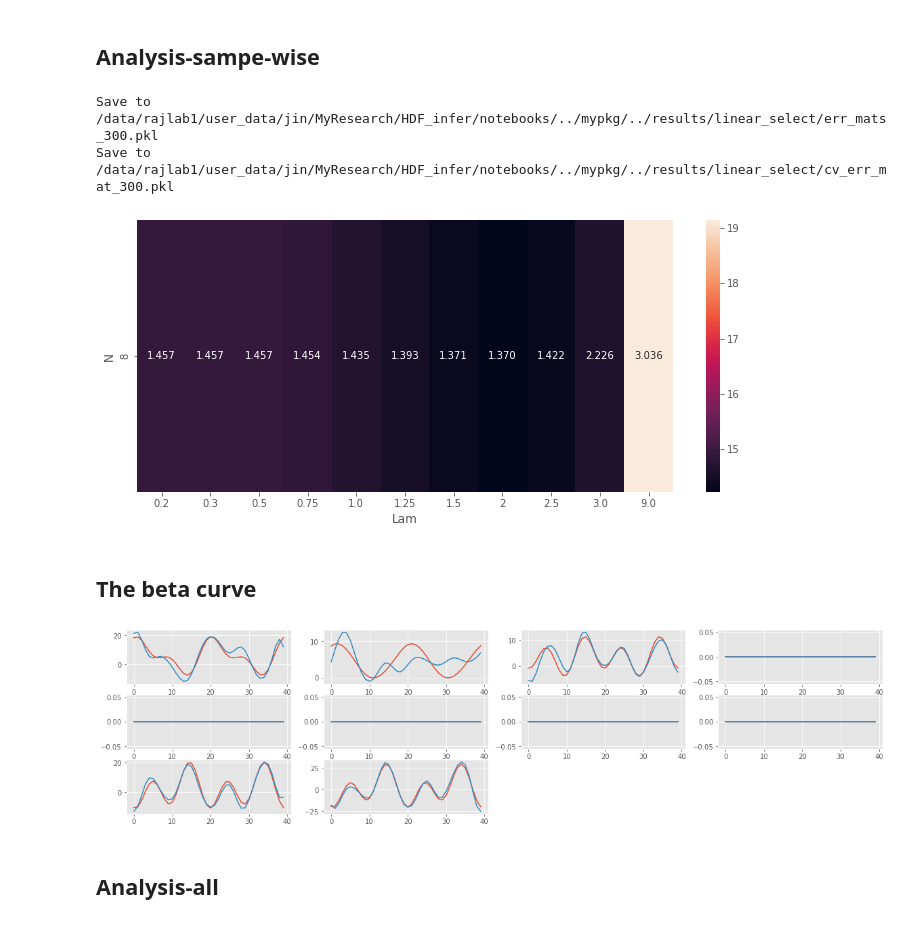
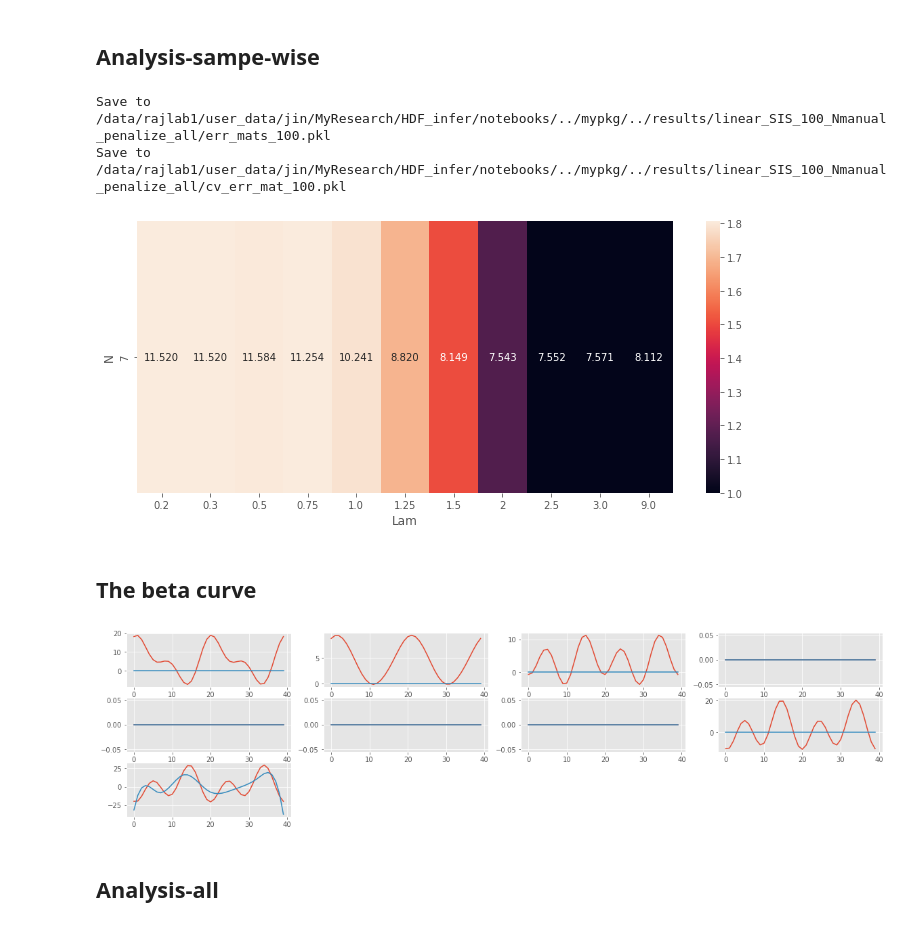
Before and after one commit to JINhuaqing/HDF, a Jupyter notebook: notebooks/simu_results_analysis_linear.ipynb, the cells around one changed output. Drawn from its saved outputs; the diff is of its cells as text; code cells hidden in the pictures.

```diff
--- a/notebooks/simu_results_analysis_linear.ipynb
+++ b/notebooks/simu_results_analysis_linear.ipynb
@@ -28,7 +28,7 @@ from splines import obt_bsp_basis_Rfn
 ### Params
 # %%
 _paras = edict()
-_paras.res_dir = RES_ROOT/"linear_select"
+_paras.res_dir = RES_ROOT/"linear_SIS_100_Nmanual_penalize_all"
 # %% [markdown]
 ### Fn
 # %%
@@ -55,13 +56,17 @@ def _filename2paras(p):
     return res
 # %%
 def _res2err(opt, paras):
-    """The fn to return the error"""
+    """The fn to return the error,
+        error  = ||est-gt||/||gt||
+    """
 
     _paras = edict(paras.copy())
     errs = edict()
     alp_est = opt.thetak[:_paras.q].numpy()
     gam_est = opt.Gamk.numpy()
-    beta_est = _paras.basis_mat.numpy() @ gam_est
+    beta_est_from_opt = _paras.basis_mat.numpy() @ opt.Gamk.numpy()
+    beta_est = np.zeros_like(_paras.beta_GT)
+    beta_est[:, _paras.keep_idxs] = beta_est_from_opt
 
     beta_diff = np.asarray(beta_est - _paras.beta_GT)
     alp_diff = alp_est - _paras.alp_GT
@@ -74,13 +79,16 @@ def _res2err(opt, paras):
     errs.beta_err_l1 = np.abs(beta_diff).sum()
     errs.beta_err_l2 = np.linalg.norm(beta_diff)
 
-    errs.alp_err_l1 = np.abs(alp_diff).sum()
-    errs.alp_err_l2 = np.linalg.norm(alp_diff)
+    errs.alp_err_l1 = np.abs(alp_diff).sum()/(np.abs(_paras.alp_GT).sum())
+    errs.alp_err_l2 = np.linalg.norm(alp_diff)/np.linalg.norm(_paras.alp_GT)
+
+    beta_GT_fnl1 = np.mean(np.abs(_paras.beta_GT), axis=0).sum()
+    beta_GT_fnl2 = np.linalg.norm(np.sqrt((np.mean(_paras.beta_GT**2, axis=0))))
 
     beta_loss_fnl1 = np.mean(np.abs(beta_diff), axis=0)
     beta_loss_fnl2 = np.sqrt(np.mean(beta_diff**2, axis=0))
-    errs.beta_err_l1 = beta_loss_fnl1.sum()
-    errs.beta_err_l2 = np.linalg.norm(beta_loss_fnl2)
+    errs.beta_err_l1 = beta_loss_fnl1.sum()/beta_GT_fnl1
+    errs.beta_err_l2 = np.linalg.norm(beta_loss_fnl2)/beta_GT_fnl2
     return errs
 # %% [markdown]
 ## Load data
@@ -124,8 +132,8 @@ err_mats = edict(err_mats)
 save_pkl(_paras.res_dir/f"err_mats_{cur_n}.pkl", err_mats, 1)
 save_pkl(_paras.res_dir/f"cv_err_mat_{cur_n}.pkl", cv_err_mat, 1)
 # %% [output]
-Save to /data/rajlab1/user_data/jin/MyResearch/HDF_infer/notebooks/../mypkg/../results/linear_select/err_mats_300.pkl
-Save to /data/rajlab1/user_data/jin/MyResearch/HDF_infer/notebooks/../mypkg/../results/linear_select/cv_err_mat_300.pkl
+Save to /data/rajlab1/user_data/jin/MyResearch/HDF_infer/notebooks/../mypkg/../results/linear_SIS_100_Nmanual_penalize_all/err_mats_100.pkl
+Save to /data/rajlab1/user_data/jin/MyResearch/HDF_infer/notebooks/../mypkg/../results/linear_SIS_100_Nmanual_penalize_all/cv_err_mat_100.pkl
 # %%
 plt.figure(figsize=[12, 5])
 cur_mat = np.median(err_mats.beta_err_l2, axis=0)
@@ -137,7 +145,7 @@ plt.yticks(np.arange(len(tmp_paras.can_Ns))+0.5, tmp_paras.can_Ns)
 plt.xticks(np.arange(len(tmp_paras.can_lams))+0.5, tmp_paras.can_lams);
 #plt.savefig(FIG_ROOT/f"linear_1_overall_l2_{cur_n}.jpg")
 # %% [output]
-[figure, old version]
+[figure, new version]
 # %% [markdown]
 ## The beta curve
 # %%
@@ -147,17 +155,19 @@ cur_N = 5
 cur_fil = list(_paras.res_dir.glob(f"result_*lam-{cur_lam*100:.0f}_N-*_n-{cur_n}*.pkl"))[0]
 cur_ress = load_pkl(cur_fil)
 # %%
-exp_idx = 0
+exp_idx = 1
 opt = cur_ress[exp_idx][0][0]
 cur_paras = cur_ress[exp_idx][2]
-beta_est = cur_paras.basis_mat.numpy() @ opt.Gamk.numpy()
+beta_est_from_opt = cur_paras.basis_mat.numpy() @ opt.Gamk.numpy()
+beta_est = np.zeros_like(cur_paras.beta_GT)
+beta_est[:, cur_paras.keep_idxs] = beta_est_from_opt
 plt.figure(figsize=[20, 5])
-for ix, roi_id in enumerate(list(range(10))):
+for ix, roi_id in enumerate([0, 1, 2, 3, 4, 5, -3, -2, -1]):
     plt.subplot(3, 4, ix+1)
     plt.plot(cur_paras.beta_GT[:, roi_id])
     plt.plot(beta_est[:, roi_id])
 # %% [output]
-[figure, old version]
+[figure, new version]
 # %% [markdown]
 ## Analysis-all
 # %%
```
Also changed, not shown: parts of 6 cells of this notebook, 8 other files.
